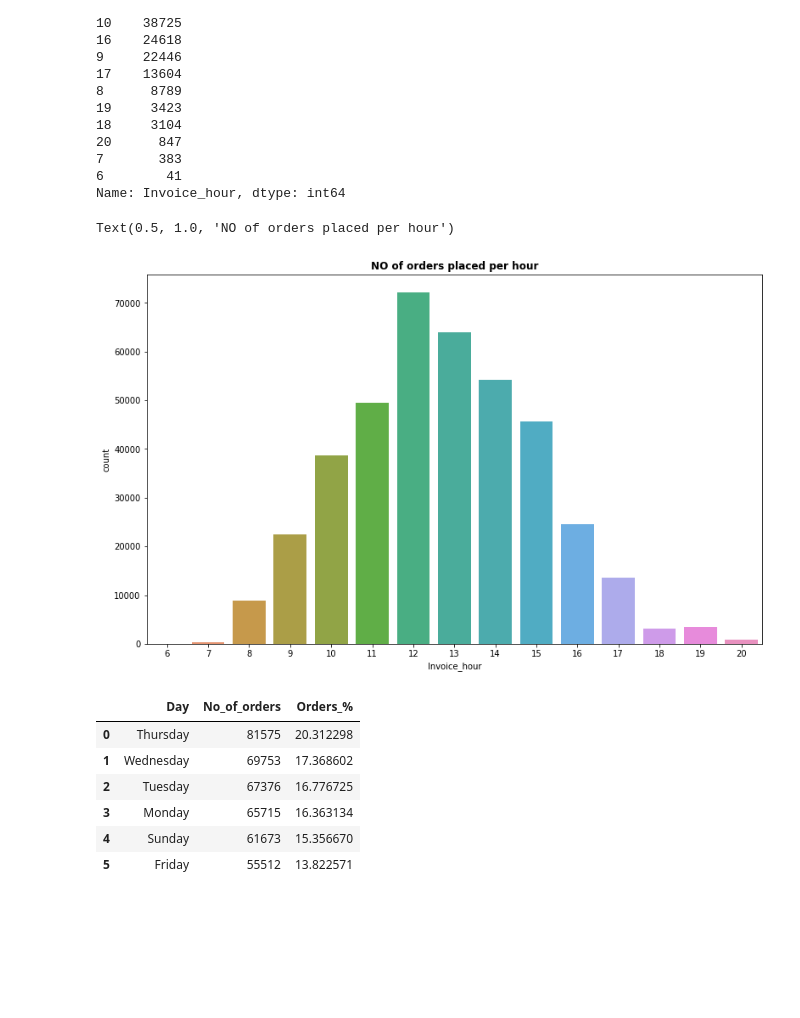
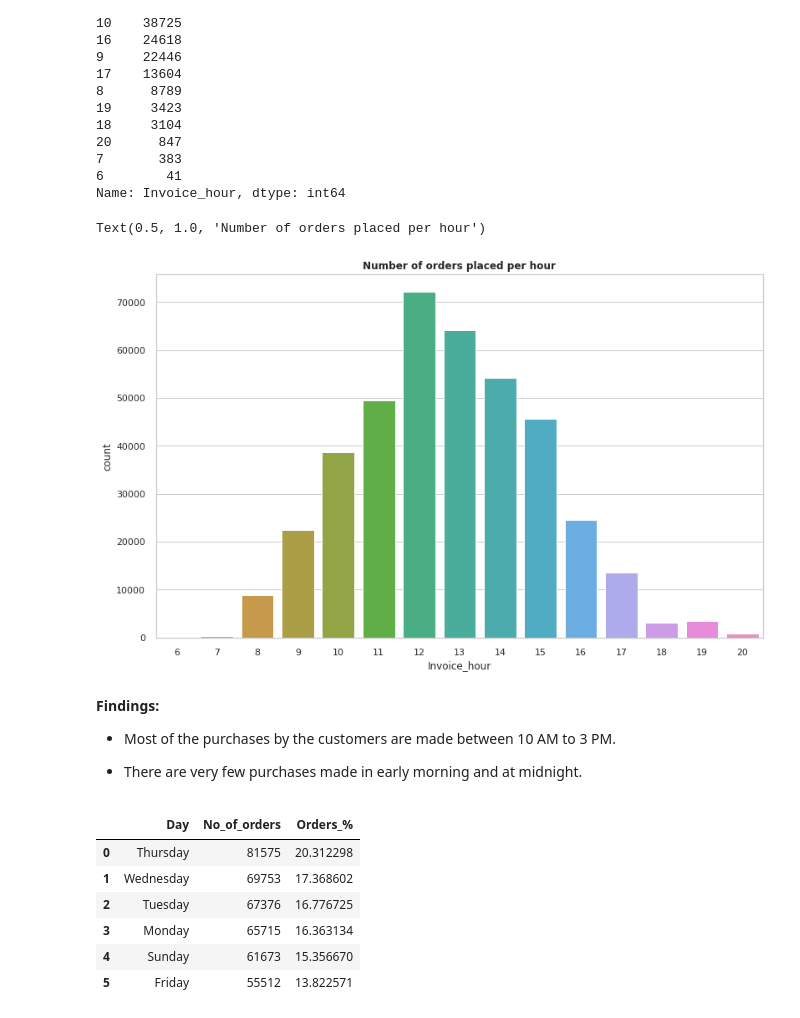
Before and after one commit to abhi-shub/Online-Retail-Customer-Segmentation, a Jupyter notebook: Online_Retail_Customer_Segmentation_Capstone_Project.ipynb, the cells around one changed output. Drawn from its saved outputs; the diff is of its cells as text; code cells hidden in the pictures; blank space fills up the shorter version.

```diff
--- a/Online_Retail_Customer_Segmentation_Capstone_Project.ipynb
+++ b/Online_Retail_Customer_Segmentation_Capstone_Project.ipynb
@@ -233,6 +196,8 @@ Numerical_features
  'Invoice_year',
  'Invoice_hour']
 # %%
+#Visualizing the distribution of all numerical features
+sns.set(style='whitegrid')
 for col in Numerical_features:
   fig=plt.figure(figsize=(9,6))
   ax=fig.gca()
@@ -334,9 +308,15 @@ Name: Invoice_hour, dtype: int64
 # %%
 #Visualizing Invoice_hour column
 plt.figure(figsize= (13, 8))
 sns.countplot(x= 'Invoice_hour', data= retail_df)
-plt.title('NO of orders placed per hour', weight= 'bold')
+plt.title('Number of orders placed per hour', weight= 'bold')
 # %% [output]
-Text(0.5, 1.0, 'NO of orders placed per hour')
+Text(0.5, 1.0, 'Number of orders placed per hour')
-[figure, old version]
+[figure, new version]
+# %% [markdown]
+**Findings:**
+
+* Most of the purchases by the customers are made between 10 AM to 3 PM.
+
+* There are very few purchases made in early morning and at midnight.
 # %%
```
Also changed, not shown: parts of 69 cells of this notebook.
